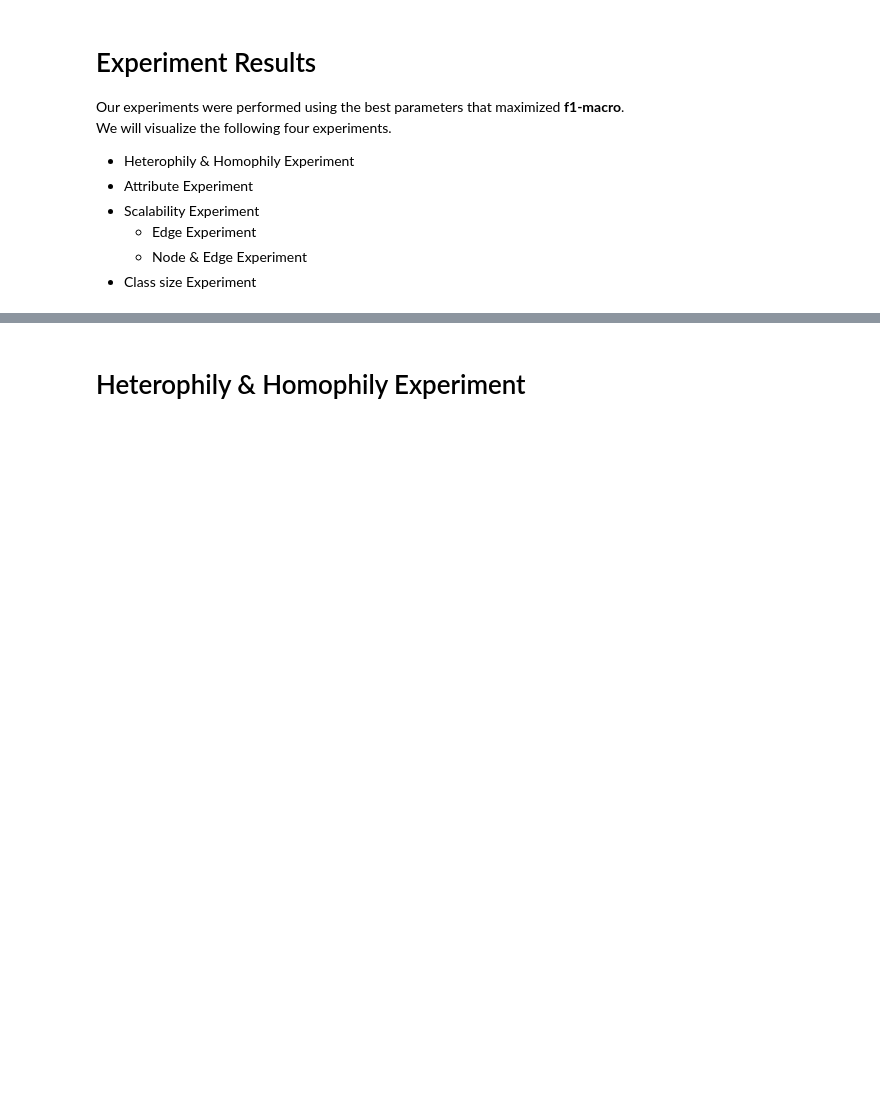
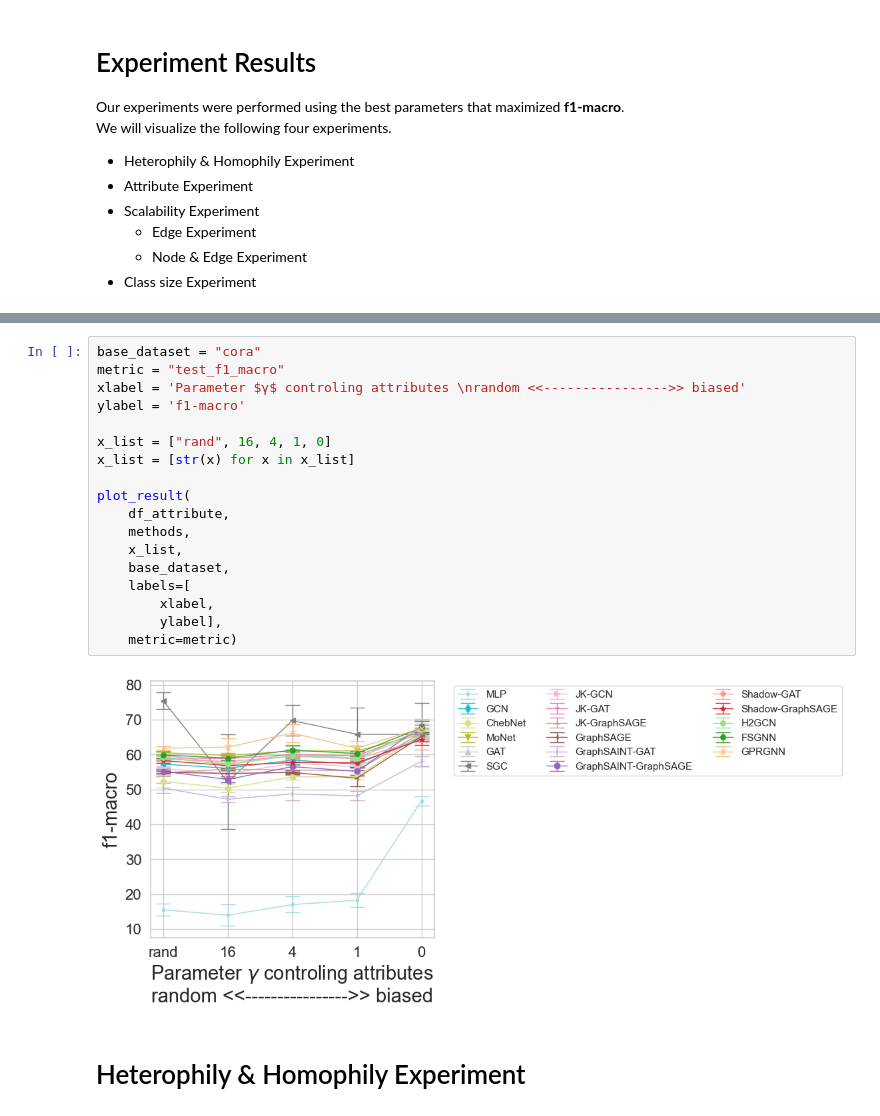
Before and after one commit to seijimaekawa/empirical-study-of-GNNs, a Jupyter notebook: notebooks/final_plots.ipynb, the cells around one changed output, grey strips where cells are left out. Drawn from its saved outputs; the diff is of its cells as text; blank space fills up the shorter version.

```diff
--- a/notebooks/final_plots.ipynb
+++ b/notebooks/final_plots.ipynb
@@ -70,2 +126,22 @@ def plot_result(dataframe, methods, x_list, base_dataset, labels: list , metric=
+# %%
+base_dataset = "cora"
+metric = "test_f1_macro"
+xlabel = 'Parameter $γ$ controling attributes \nrandom <<---------------->> biased'
+ylabel = 'f1-macro'
+
+x_list = ["rand", 16, 4, 1, 0]
+x_list = [str(x) for x in x_list]
+
+plot_result(
+    df_attribute,
+    methods,
+    x_list,
+    base_dataset,
+    labels=[
+        xlabel,
+        ylabel],
+    metric=metric)
+# %% [output]
+[figure, added]
 # %% [markdown]
 # Heterophily & Homophily Experiment
```
Also changed, not shown: parts of 32 cells of this notebook.
